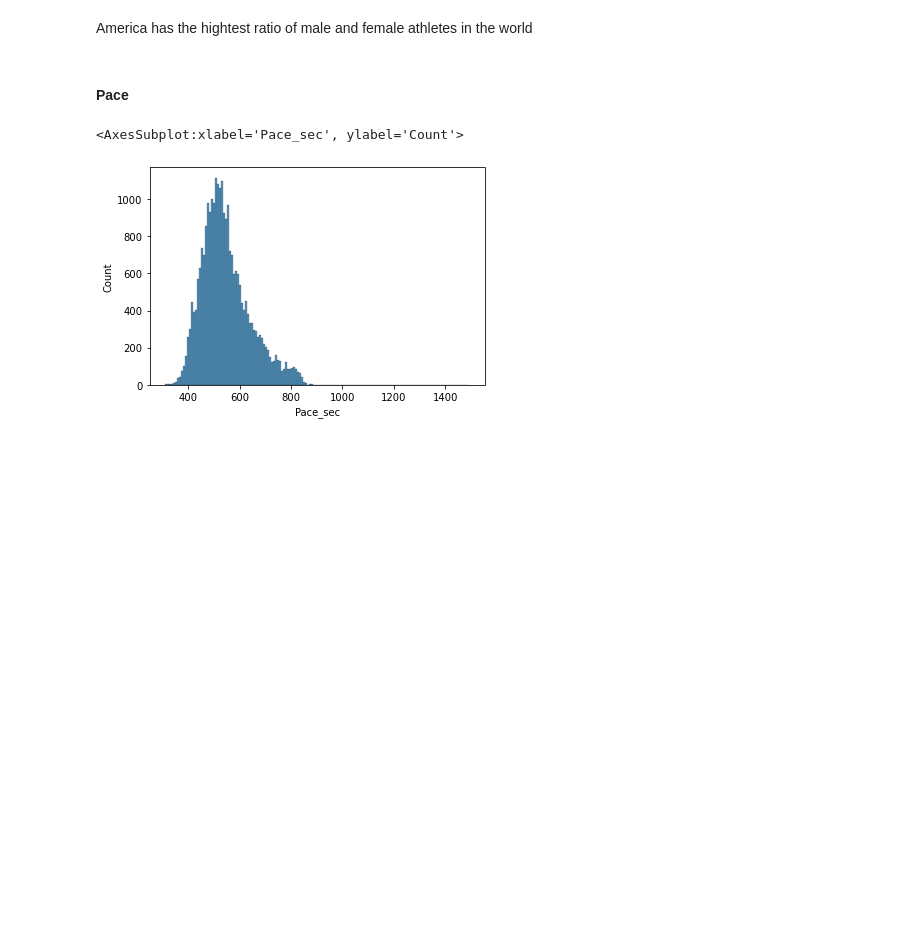
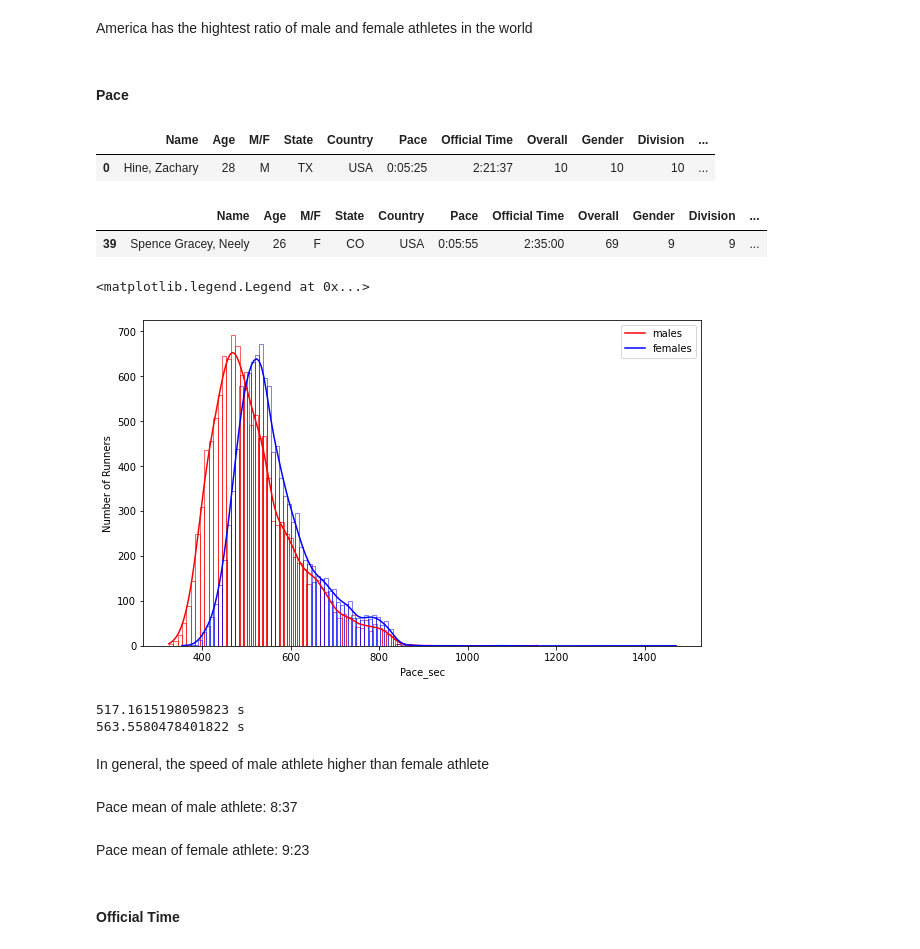
Before and after one commit to vincent-1208/CBD-Robotics, a Jupyter notebook: Boston_Marathon/Boston Marathon.ipynb, the cells around one changed output. Drawn from its saved outputs; the diff is of its cells as text; code cells hidden in the pictures; blank space fills up the shorter version.

```diff
--- a/Boston_Marathon/Boston Marathon.ipynb
+++ b/Boston_Marathon/Boston Marathon.ipynb
@@ -209 +247,39 @@ def time_to_sec(string):
+# %%
+males = df1[df1['M/F'] == 'M']
+females= df1[(df1['M/F'] == 'F')]
+# %%
+males[males['pace_sec'] == males['pace_sec'].min()]
+# %% [output]
+|  | Name | Age | M/F | State | Country | Pace | Official Time | Overall | Gender | Division | ... |
+| 0 | Hine, Zachary | 28 | M | TX | USA | 0:05:25 | 2:21:37 | 10 | 10 | 10 | ... |
+# %%
+females[females['pace_sec'] ==females['pace_sec'].min()]
+# %% [output]
+|  | Name | Age | M/F | State | Country | Pace | Official Time | Overall | Gender | Division | ... |
+| 39 | Spence Gracey, Neely | 26 | F | CO | USA | 0:05:55 | 2:35:00 | 69 | 9 | 9 | ... |
+# %%
+fig= plt.subplots(figsize = (10,6))
+
+sns.histplot(males['pace_sec'], kde = True, color = 'r', fill = False)
+sns.histplot(females['pace_sec'], color = 'b', kde = True, fill = False)
+plt.xlabel('Pace_sec')
+plt.ylabel('Number of Runners')
+plt.legend(['males', 'females'])
+# %% [output]
+<matplotlib.legend.Legend at 0x...>
+[figure, added]
+# %%
+print(males['pace_sec'].mean(), 's')
+print(females['pace_sec'].mean(), 's')
+# %% [output]
+517.1615198059823 s
+563.5580478401822 s
+# %% [markdown]
+In general, the speed of male athlete higher than female athlete
+# %% [markdown]
+Pace mean of male athlete: 8:37
+# %% [markdown]
+Pace mean of female athlete: 9:23
+# %% [markdown]
+#### Official Time
 # %%
@@ -211,5 +286,0 @@ df1['Pace_sec'] = df1['Pace'].apply(lambda x: time_to_sec(x))
-# %%
-sns.histplot(data = df1['Pace_sec'])
-# %% [output]
-<AxesSubplot:xlabel='Pace_sec', ylabel='Count'>
-[figure, removed]
```
Also changed, not shown: parts of 53 cells of this notebook.
